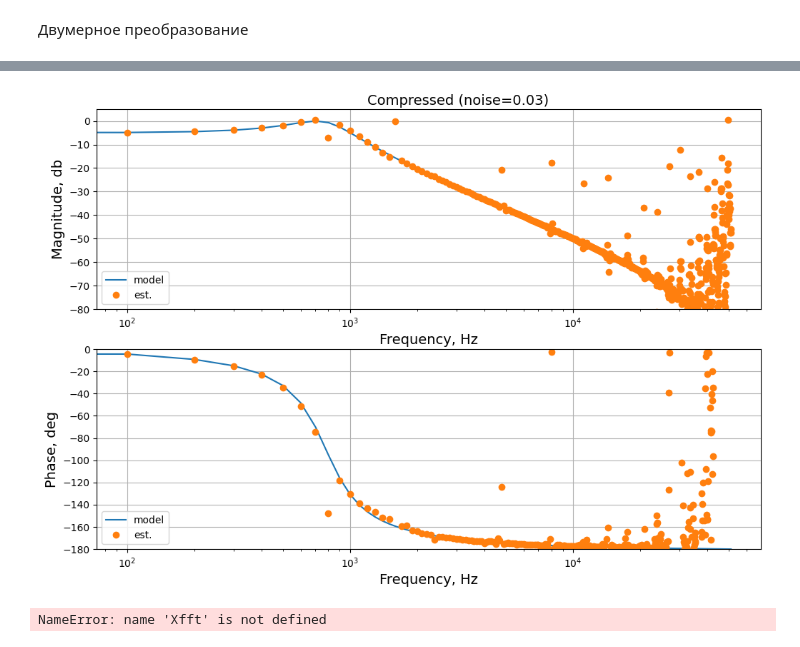
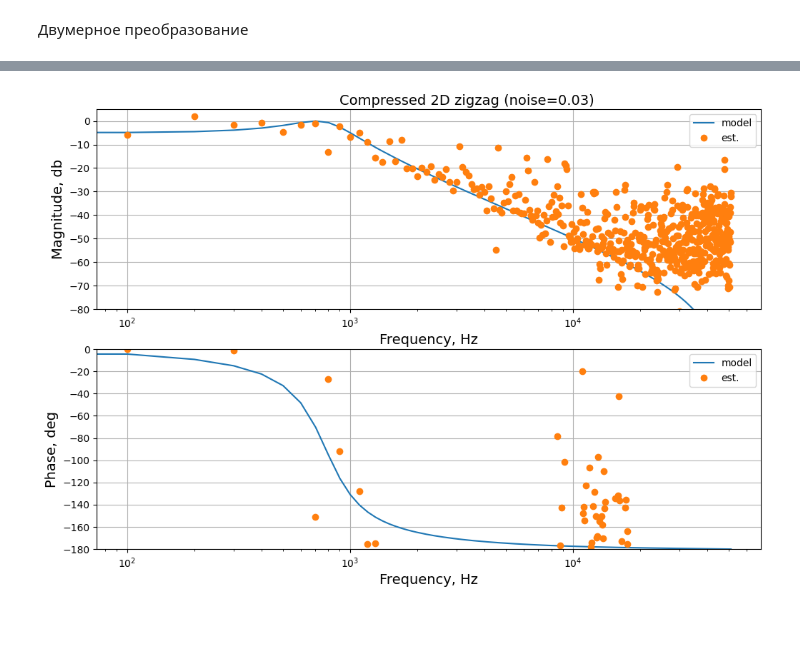
Before and after one commit to romangorbunov91/daub_5_3-int-to-int, a Jupyter notebook: fft_test.ipynb, the cells around one changed output, grey strips where cells are left out. Cells and saved outputs as stored; diff of their text form; code cells hidden in the pictures.

```diff
--- a/fft_test.ipynb
+++ b/fft_test.ipynb
@@ -191,13 +208,13 @@ x_compr_2D = np.empty((N_FREQ,), dtype=object)
 y_compr_2D = np.empty((N_FREQ,), dtype=object)
 
 for k, xf in enumerate(x_sq):
-    x_coeff = np.zeros((32,32))
-    x_coeff[-16:,:16] = daub_5_3_lift_2D(xf, int_flag=False)[-16:,:16]
+    x_coeff = np.zeros((N_ROW,N_COL))
+    x_coeff[:,:N_COL//2] = daub_5_3_lift_2D(xf, int_flag=False)[:,:N_COL//2]
     x_compr_2D[k] = idaub_5_3_lift_2D(x_coeff, int_flag=False).ravel()
 
 for k, yf in enumerate(y_sq):
-    y_coeff = np.zeros((32,32))
-    y_coeff[-16:,:16] = daub_5_3_lift_2D(yf, int_flag=False)[-16:,:16]
+    y_coeff = np.zeros((N_ROW,N_COL))
+    y_coeff[:,:N_COL//2] = daub_5_3_lift_2D(yf, int_flag=False)[:,:N_COL//2]
     y_compr_2D[k] = idaub_5_3_lift_2D(y_coeff, int_flag=False).ravel()
 
 complex_gain_compr_2D = freq_resp(x_compr_2D, y_compr_2D, N_FREQ)
@@ -204,0 +245,30 @@ gain_abs_arg_compr_2D = [20*np.log10(np.abs(complex_gain_compr_2D)), np.unwrap(n
+# %%
+order = zigzag_order(Nrow=N_ROW, Ncol=N_COL, LH_to_RL=False, init_value=0)
+
+x_compr_2D_zg = np.empty((N_FREQ,), dtype=object)
+y_compr_2D_zg = np.empty((N_FREQ,), dtype=object)
+
+for k, xf in enumerate(x):
+    xf_zigzag = np.zeros((N_ROW,N_COL))
+    x_coeff   = np.zeros((N_ROW,N_COL))
+
+    for m in range(N_COL):
+        for n in range(N_ROW):
+            xf_zigzag[n,m] = (xf[-N_FFT:])[order[n,m]]
+
+    x_coeff[-N_ROW//2:,:N_COL//2] = daub_5_3_lift_2D(xf_zigzag, int_flag=False)[-N_ROW//2:,:N_COL//2]
+    #x_compr_2D_zg[k] = idaub_5_3_lift_2D(x_coeff, int_flag=False).ravel()
+
+for k, yf in enumerate(y):
+    yf_zigzag = np.zeros((N_ROW,N_COL))
+    y_coeff   = np.zeros((N_ROW,N_COL))
+
+    for m in range(N_COL):
+        for n in range(N_ROW):
+            yf_zigzag[n,m] = (yf[-N_FFT:])[order[n,m]]
+
+    y_coeff[-N_ROW//2:,:N_COL//2] = daub_5_3_lift_2D(yf_zigzag, int_flag=False)[-N_ROW//2:,:N_COL//2]
+    #y_compr_2D_zg[k] = idaub_5_3_lift_2D(y_coeff, int_flag=False).ravel()
+
+complex_gain_compr_2D_zg = freq_resp(x_compr_2D_zg, y_compr_2D_zg, N_FREQ)
+gain_abs_arg_compr_2D_zg = [20*np.log10(np.abs(complex_gain_compr_2D_zg)), np.unwrap(np.angle(complex_gain_compr_2D_zg))*180/np.pi]
@@ -205,28 +307,18 @@ gain_abs_arg_compr_2D = [20*np.log10(np.abs(complex_gain_compr_2D)), np.unwrap(n
 # %%
 fig, axes = plt.subplots(nrows=2, ncols=1, figsize=user_frsize)
-for ax, plot_var, ylim, ylable, gain in zip(axes, filter_abs_phase, user_ylim, user_ylabel, gain_abs_arg_compr_2D):
+for ax, plot_var, ylim, ylable, gain in zip(axes, filter_abs_phase, user_ylim, user_ylabel, gain_abs_arg_compr_2D_zg):
     ax.plot(freq_graph, plot_var, label='model')
     ax.plot(freq, gain, 'o', label='est.')
     ax.set_xscale('log')
     ax.set_xlabel('Frequency, Hz', fontsize=user_fontsize)
     ax.set_ylim(ylim)
     ax.set_ylabel(ylable, fontsize=user_fontsize)
     ax.legend()
     ax.grid(True)
-plt.text(1200, 220, 'Compressed (noise=' + str(NOISE_MAG) + ')', fontsize=user_fontsize)
+plt.text(900, 220, 'Compressed 2D zigzag (noise=' + str(NOISE_MAG) + ')', fontsize=user_fontsize)
 plt.show()
 # %% [output]
-[figure, old version]
+[figure, new version]
-# %%
-print(np.abs(Xfft[int(freq_inj/F_LOW)]), np.angle(Xfft[int(freq_inj/F_LOW)]), phi_x)
-print(np.abs(Yfft[int(freq_inj/F_LOW)]), np.angle(Yfft[int(freq_inj/F_LOW)]))
-print(np.abs(Yfft[int(freq_inj/F_LOW)])/np.abs(Xfft[int(freq_inj/F_LOW)]), np.angle(Yfft[int(freq_inj/F_LOW)])-np.angle(Xfft[int(freq_inj/F_LOW)]))
-
-
-Xfft_compr = np.fft.fft(x_compr[-N_FFT:])[:N_FFT//2] / (N_FFT/2)
-Yfft_compr = np.fft.fft(y_compr[-N_FFT:])[:N_FFT//2] / (N_FFT/2)
-# %% [output]
-NameError: name 'Xfft' is not defined
 # %%
 N_FREQ = 40
 # Bar width and positions
```
Also changed, not shown: parts of 14 cells of this notebook, 1 other file.
